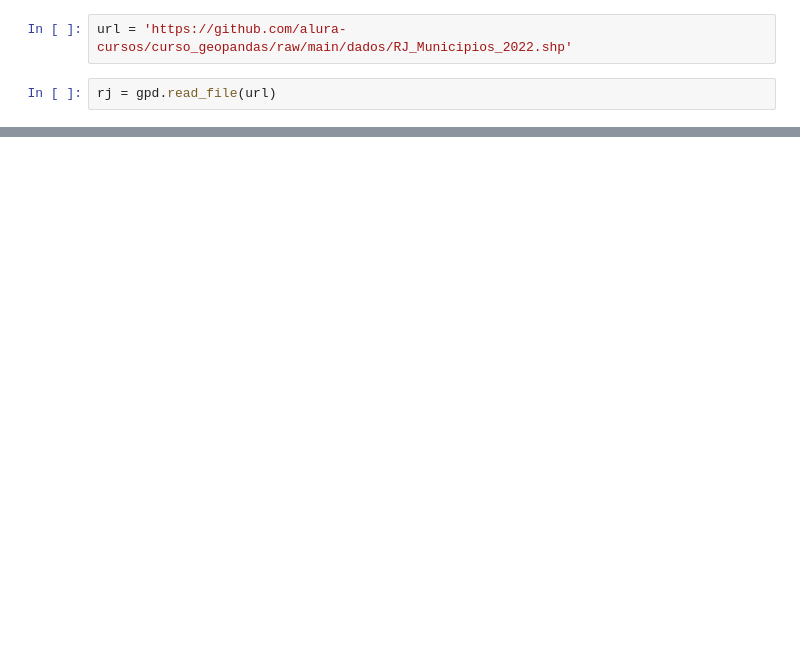
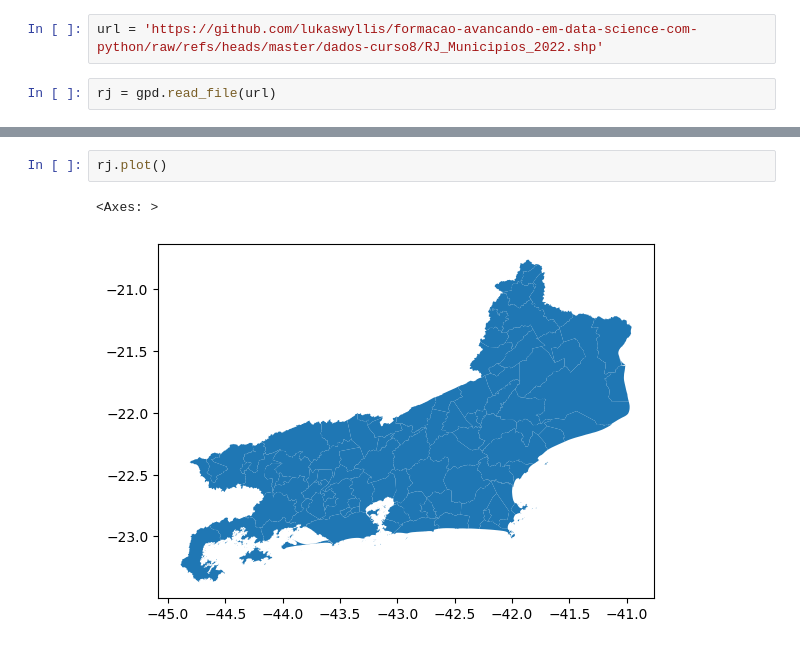
Before and after one commit to lukaswyllis/formacao-avancando-em-data-science-com-python, a Jupyter notebook: Curso 8 - Geopandas - Trabalhando com dados geoespaciais.ipynb, the cells around one changed output, grey strips where cells are left out. Saved outputs shown, nothing was run; the diff lists cells and outputs as text; blank space fills up the shorter version.

```diff
--- a/Curso 8 - Geopandas - Trabalhando com dados geoespaciais.ipynb
+++ b/Curso 8 - Geopandas - Trabalhando com dados geoespaciais.ipynb
@@ -22,6 +22,6 @@ Requirement already satisfied: six>=1.5 in /usr/local/lib/python3.11/dist-packag
 # %%
 import geopandas as gpd
 # %%
-url = 'https://github.com/alura-cursos/curso_geopandas/raw/main/dados/RJ_Municipios_2022.shp'
+url = 'https://github.com/lukaswyllis/formacao-avancando-em-data-science-com-python/raw/refs/heads/master/dados-curso8/RJ_Municipios_2022.shp'
 # %%
 rj = gpd.read_file(url)
@@ -27,0 +37,5 @@ rj = gpd.read_file(url)
+# %%
+rj.plot()
+# %% [output]
+<Axes: >
+[figure, added]
```
Also changed, not shown: parts of 19 cells of this notebook.
